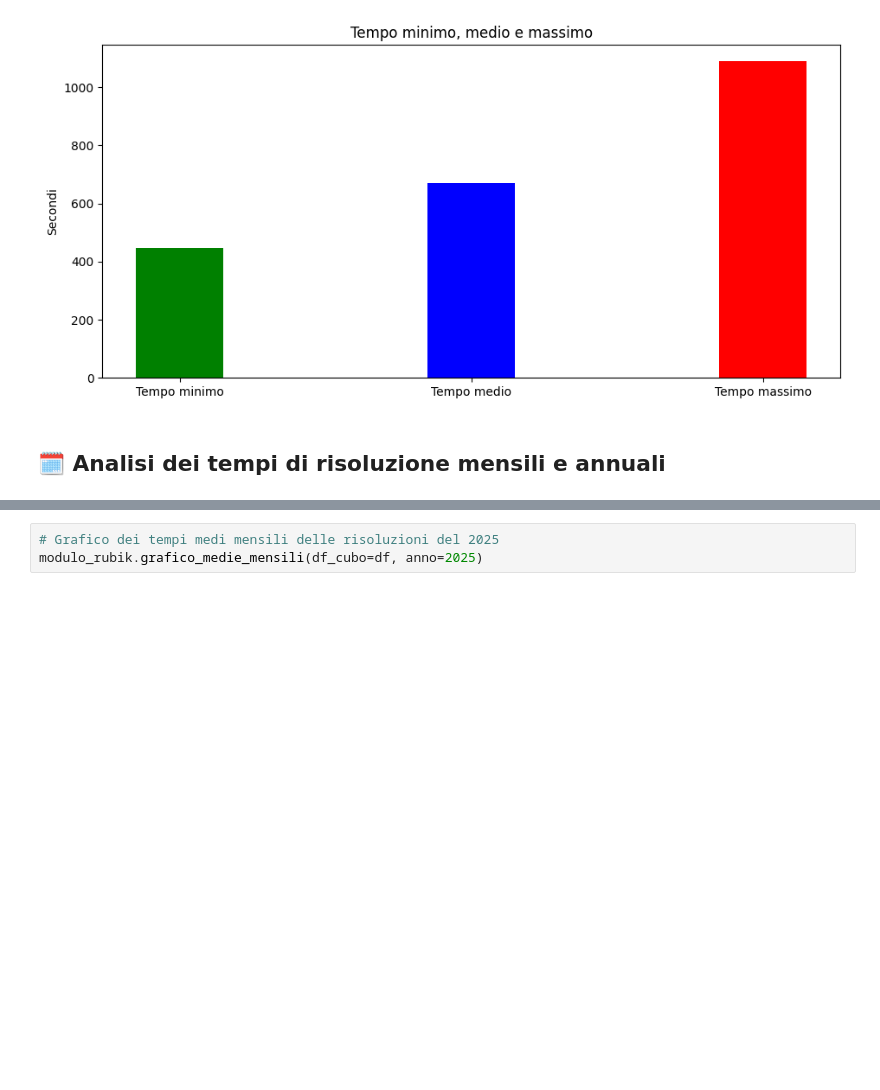
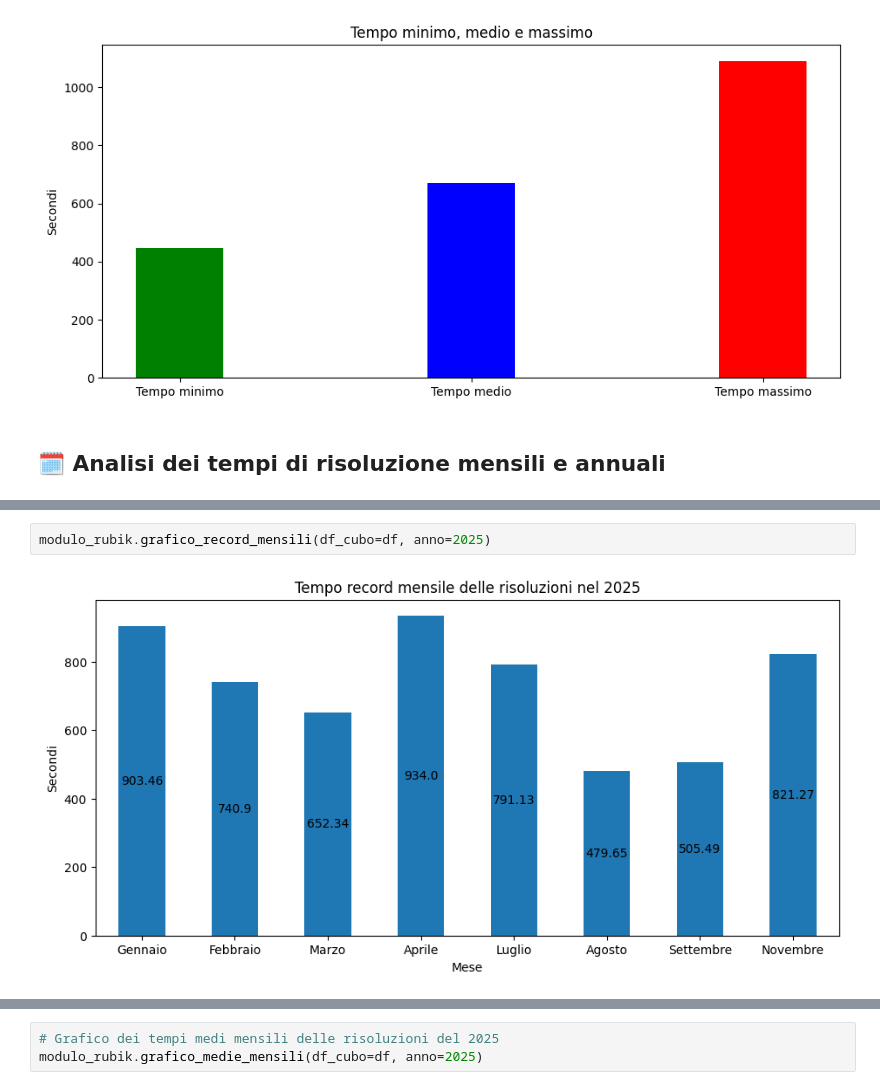
Before and after one commit to gl-alaimo/Timer_cubo_di_Rubik, a Jupyter notebook: scripts/notebook_cubo_5x5x5.ipynb, the cells around one changed output, grey strips where cells are left out. Cells and saved outputs as stored; diff of their text form; blank space fills up the shorter version.

```diff
--- a/scripts/notebook_cubo_5x5x5.ipynb
+++ b/scripts/notebook_cubo_5x5x5.ipynb
@@ -49,0 +68,4 @@ modulo_rubik.grafico_record_media_massimo(df_cubo=df)
+# %%
+modulo_rubik.grafico_record_mensili(df_cubo=df, anno=2025)
+# %% [output]
+[figure, added]
```
Also changed, not shown: parts of 10 cells of this notebook, 13 other files.
